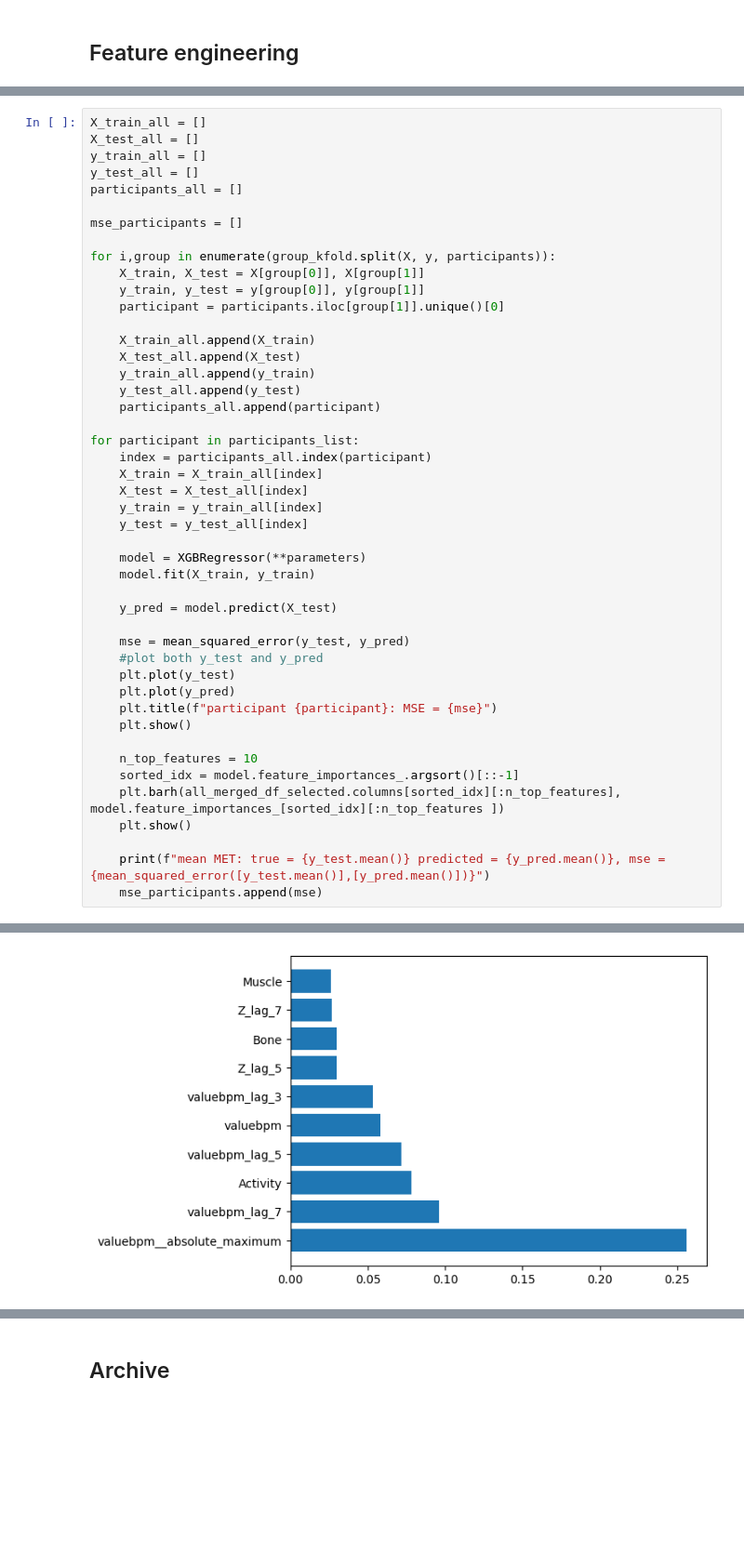
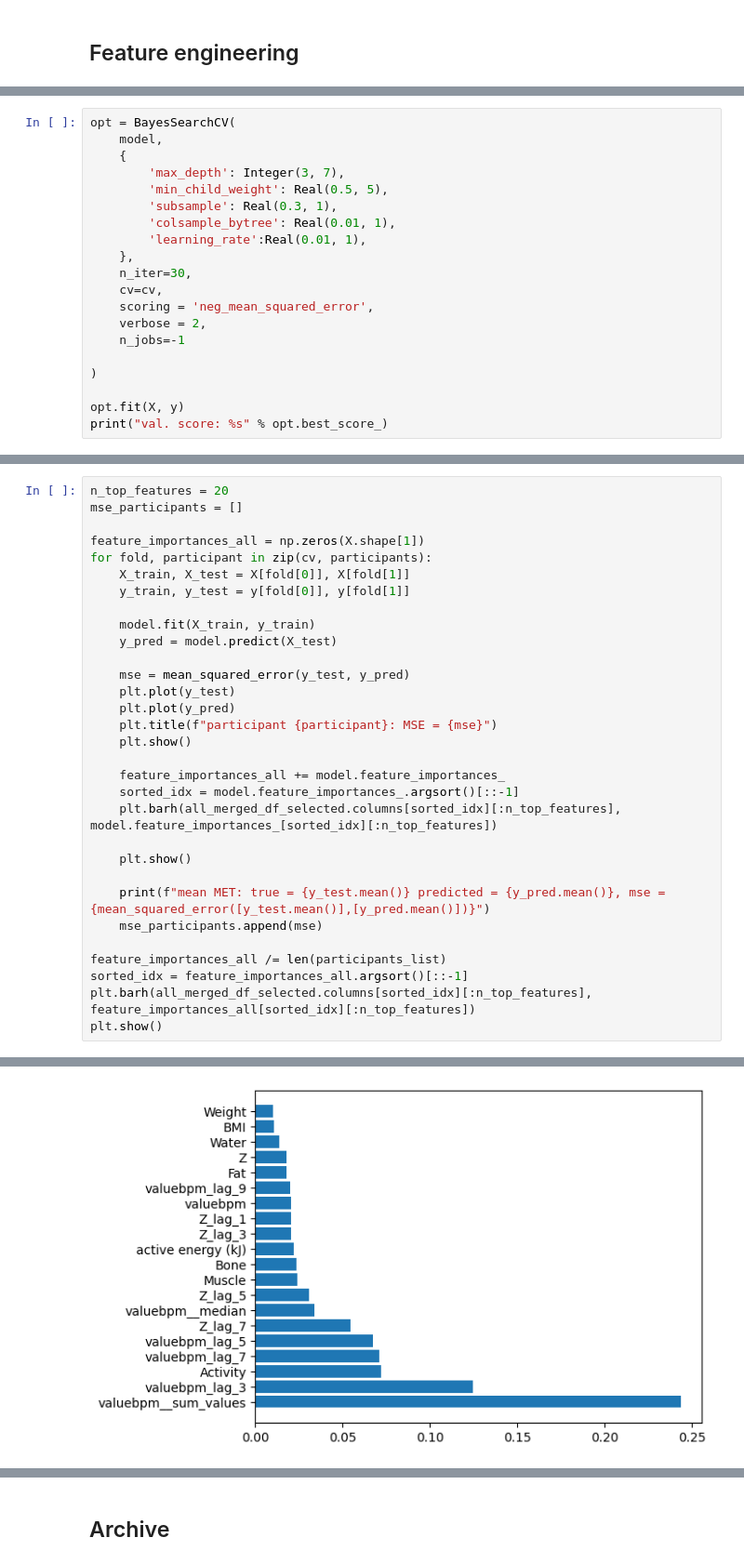
Before and after one commit to ConnorReed246/DataMiningProject, a Jupyter notebook: scripts/2_Prediction/prediction_all.ipynb, the cells around one changed output, grey strips where cells are left out. Shown at 93% size. Drawn from its saved outputs; the diff is of its cells as text; blank space fills up the shorter version.

```diff
--- a/scripts/2_Prediction/prediction_all.ipynb
+++ b/scripts/2_Prediction/prediction_all.ipynb
@@ -175,0 +194,20 @@ Test participants: ['P14']
+# %%
+opt = BayesSearchCV(
+    model,
+    {
+        'max_depth': Integer(3, 7),
+        'min_child_weight': Real(0.5, 5),
+        'subsample': Real(0.3, 1),
+        'colsample_bytree': Real(0.01, 1),
+        'learning_rate':Real(0.01, 1),
+    },
+    n_iter=30,
+    cv=cv,
+    scoring = 'neg_mean_squared_error',
+    verbose = 2,
+    n_jobs=-1
+
+)
+
+opt.fit(X, y)
+print("val. score: %s" % opt.best_score_)
@@ -176,47 +232,32 @@ Test participants: ['P14']
 # %%
-X_train_all = []
-X_test_all = []
-y_train_all = []
-y_test_all = []
-participants_all = []
-
+n_top_features = 20
 mse_participants = []
 
-for i,group in enumerate(group_kfold.split(X, y, participants)):
-    X_train, X_test = X[group[0]], X[group[1]]
-    y_train, y_test = y[group[0]], y[group[1]]
-    participant = participants.iloc[group[1]].unique()[0]
+feature_importances_all = np.zeros(X.shape[1])
+for fold, participant in zip(cv, participants):
+    X_train, X_test = X[fold[0]], X[fold[1]]
+    y_train, y_test = y[fold[0]], y[fold[1]]
 
-    X_train_all.append(X_train)
-    X_test_all.append(X_test)
-    y_train_all.append(y_train)
-    y_test_all.append(y_test)
-    participants_all.append(participant)
-
-for participant in participants_list:
-    index = participants_all.index(participant)
-    X_train = X_train_all[index]
-    X_test = X_test_all[index]
-    y_train = y_train_all[index]
-    y_test = y_test_all[index]
-
-    model = XGBRegressor(**parameters)
     model.fit(X_train, y_train)
-
     y_pred = model.predict(X_test)
 
     mse = mean_squared_error(y_test, y_pred)
-    #plot both y_test and y_pred
     plt.plot(y_test)
     plt.plot(y_pred)
     plt.title(f"participant {participant}: MSE = {mse}")
     plt.show()
 
-    n_top_features = 10
+    feature_importances_all += model.feature_importances_
     sorted_idx = model.feature_importances_.argsort()[::-1]
-    plt.barh(all_merged_df_selected.columns[sorted_idx][:n_top_features], model.feature_importances_[sorted_idx][:n_top_features ])
+    plt.barh(all_merged_df_selected.columns[sorted_idx][:n_top_features], model.feature_importances_[sorted_idx][:n_top_features])
+
     plt.show()
 
     print(f"mean MET: true = {y_test.mean()} predicted = {y_pred.mean()}, mse ={mean_squared_error([y_test.mean()],[y_pred.mean()])}")
     mse_participants.append(mse)
+
+feature_importances_all /= len(participants_list)
+sorted_idx = feature_importances_all.argsort()[::-1]
+plt.barh(all_merged_df_selected.columns[sorted_idx][:n_top_features], feature_importances_all[sorted_idx][:n_top_features])
+plt.show()
 # %% [output]
@@ -227 +268 @@ mean MET: true = 2.965399624717587 predicted = 2.8117353916168213, mse =0.023612
-[figure, old version]
+[figure, new version]
```
Also changed, not shown: parts of 30 cells of this notebook, 18 other files.
